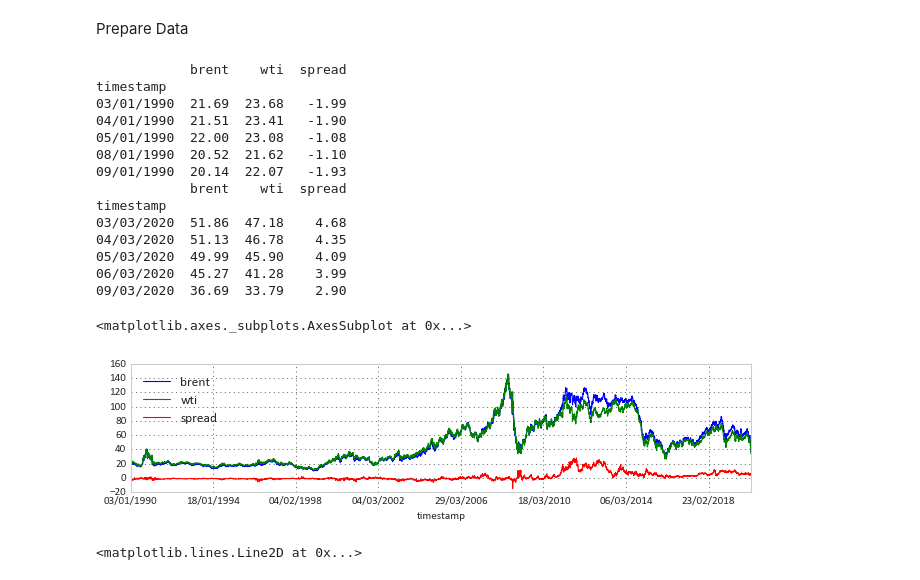
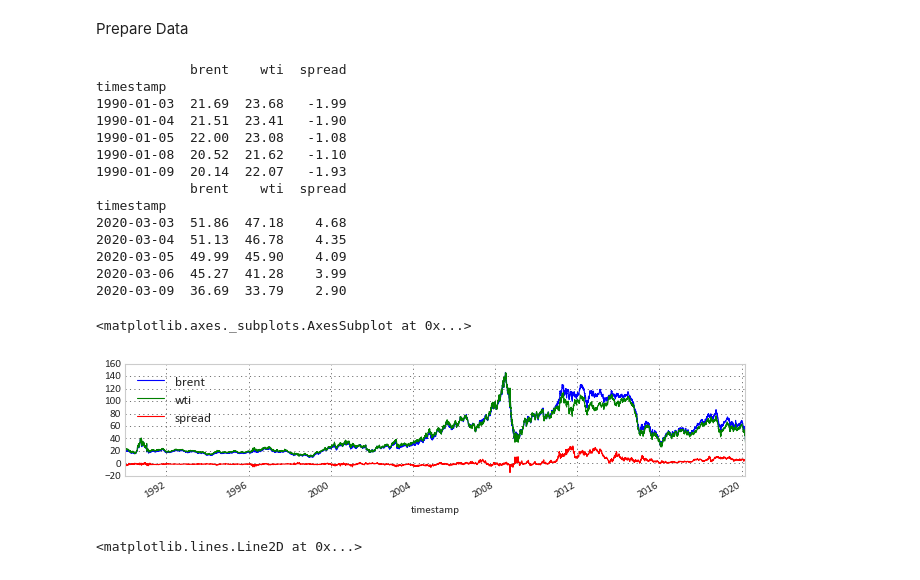
Before and after one commit to queiyanglim/trading_algorithm, a Jupyter notebook: oil_trading/brent_wti_kalman_spread/brent_wti_kalman.ipynb, the cells around one changed output. Drawn from its saved outputs; the diff is of its cells as text; code cells hidden in the pictures.

```diff
--- a/oil_trading/brent_wti_kalman_spread/brent_wti_kalman.ipynb
+++ b/oil_trading/brent_wti_kalman_spread/brent_wti_kalman.ipynb
@@ -24,37 +24,37 @@ Prepare Data
 # %%
 path = "https://github.com/queiyanglim/trading_algorithm/raw/master/oil_trading/data/oil_prices.csv"
 
 df_pull = pd.read_csv(path, header=[0], index_col = 0)
 df_pull = df_pull[["CO1 Comdty", "CL1 Comdty"]]
 df_pull.index.name = "timestamp"
 df_pull = df_pull.rename(columns = {"CO1 Comdty": "brent",
                                     "CL1 Comdty": "wti"})
-df_pull
+df_pull.index = pd.to_datetime(df_pull.index, format = "%d/%m/%Y")
 df = df_pull.copy()
 df["spread"] = df.brent - df.wti
 # df = df.tail(2000)
 # df = np.log(df).diff()
 df = df.dropna()
 /print df.head()
 /print df.tail()
 df.plot()
 # %% [output]
             brent    wti  spread
 timestamp
-03/01/1990  21.69  23.68   -1.99
-04/01/1990  21.51  23.41   -1.90
-05/01/1990  22.00  23.08   -1.08
-08/01/1990  20.52  21.62   -1.10
-09/01/1990  20.14  22.07   -1.93
+1990-01-03  21.69  23.68   -1.99
+1990-01-04  21.51  23.41   -1.90
+1990-01-05  22.00  23.08   -1.08
+1990-01-08  20.52  21.62   -1.10
+1990-01-09  20.14  22.07   -1.93
             brent    wti  spread
 timestamp
-03/03/2020  51.86  47.18    4.68
-04/03/2020  51.13  46.78    4.35
-05/03/2020  49.99  45.90    4.09
-06/03/2020  45.27  41.28    3.99
-09/03/2020  36.69  33.79    2.90
+2020-03-03  51.86  47.18    4.68
+2020-03-04  51.13  46.78    4.35
+2020-03-05  49.99  45.90    4.09
+2020-03-06  45.27  41.28    3.99
+2020-03-09  36.69  33.79    2.90
 <matplotlib.axes._subplots.AxesSubplot at 0x...>
-[figure, old version]
+[figure, new version]
 # %%
 # Check Rolling Cointegration
 def rolling_coint(df_input,x_name,y_name, update_window):
```
Also changed, not shown: parts of 7 cells of this notebook.
